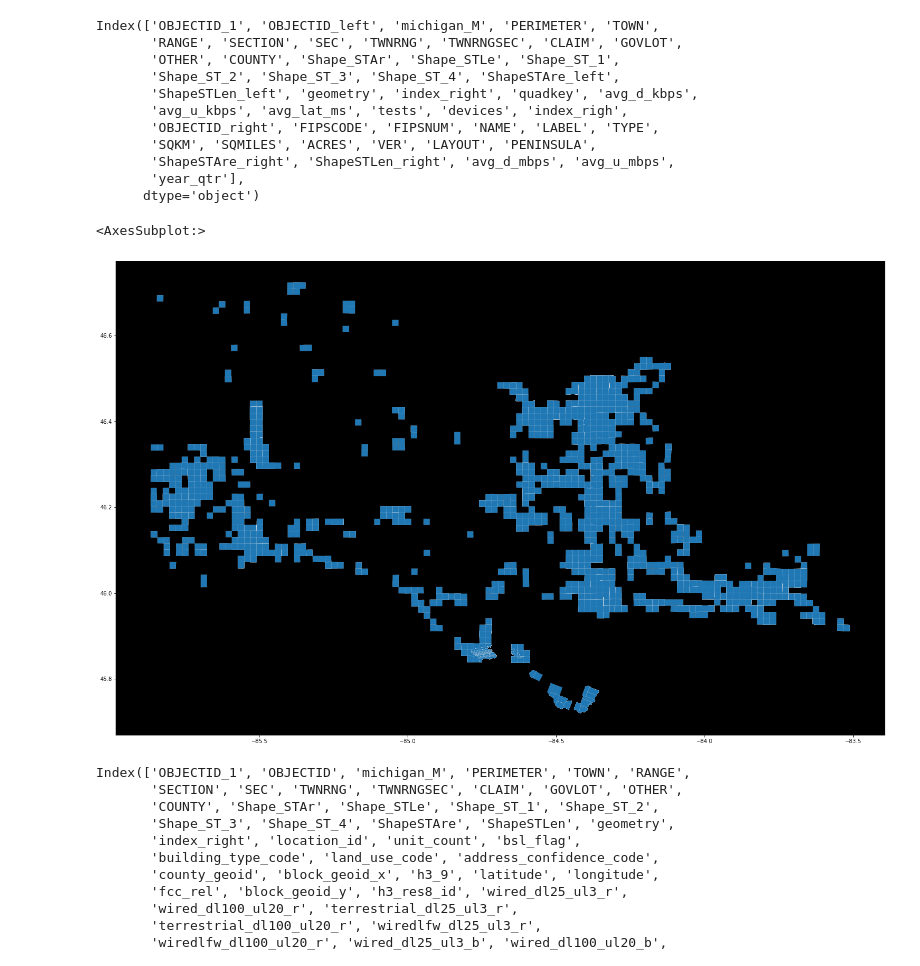
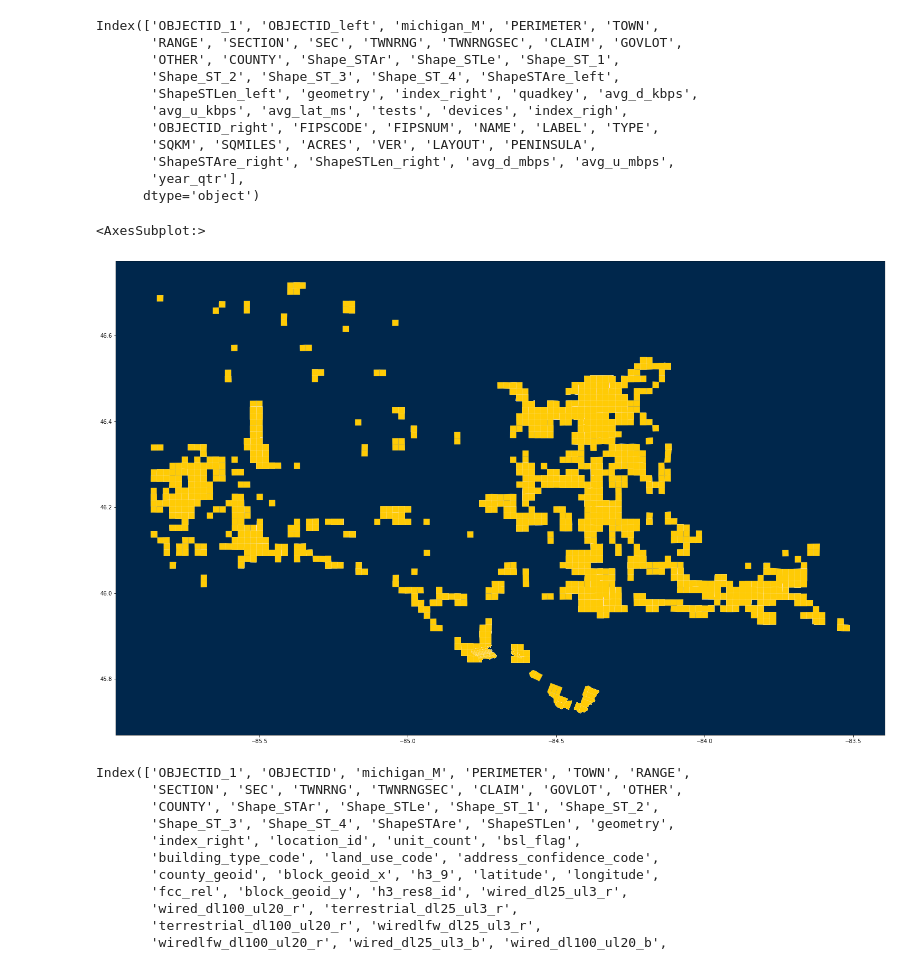
Before and after one commit to SBuxton-IDM/EquityMilestone, a Jupyter notebook: GeoPandas - Data - Spatial Join Notebook.ipynb, the cells around one changed output. Saved outputs shown, nothing was run; the diff lists cells and outputs as text; code cells hidden in the pictures.

```diff
--- a/GeoPandas - Data - Spatial Join Notebook.ipynb
+++ b/GeoPandas - Data - Spatial Join Notebook.ipynb
@@ -37,5 +37,5 @@ print(matplotlib.__version__)
 # %%
-plt.rcParams.update({'axes.facecolor':'black'})
+plt.rcParams.update({'axes.facecolor':'#00274C'})
 # %%
 df1 = pd.read_csv('./DATA/FCC/Fabric_BSL_07122023_rel_3_2/FCC_Active_BSL_07212023_rel_3_2.csv')
 # %%
@@ -50,4 +50,4 @@ Index(['location_id', 'unit_count', 'bsl_flag', 'building_type_code',
 # %%
-#ookla_df = gp.read_file('./DATA/OOKLA/OOKLA-mi-townships-2019q1-2021q4.shp')
+ookla_df = gp.read_file('./DATA/OOKLA/OOKLA-mi-townships-2019q1-2021q4.shp')
 # %%
-#ookla_df = gp.GeoDataFrame(ookla_df, crs="EPSG:4326")
+ookla_df = gp.GeoDataFrame(ookla_df, crs="EPSG:4326")
@@ -172,2 +409,2 @@ locations_in_sections.to_file('./DATA/results/gdf_locations_in_sections.shp', dr
 # %%
-#sections_with_network = gp.sjoin(eup_sections, ookla_df, how="inner", predicate='intersects')
+sections_with_network = gp.sjoin(eup_sections, ookla_df, how="inner", predicate='intersects')
@@ -192,10 +427,10 @@ sections_with_network.to_file('./DATA/results/sections_with_network.shp', driver
 # %%
 sections_with_network.to_pickle('./DATA/results/gdf_sections_with_network.pkl')
 # %%
-sections_with_network.plot(figsize=(40,16), edgecolor='white', linewidth=0.1)
+sections_with_network.plot(figsize=(40,16), color='#FFCB05', edgecolor='white', linewidth=0.1)
 # %% [output]
 <AxesSubplot:>
-[figure, old version]
+[figure, new version]
 # %%
 locations_in_sections.columns
 # %% [output]
```
Also changed, not shown: parts of 65 cells of this notebook, 1 other file.
